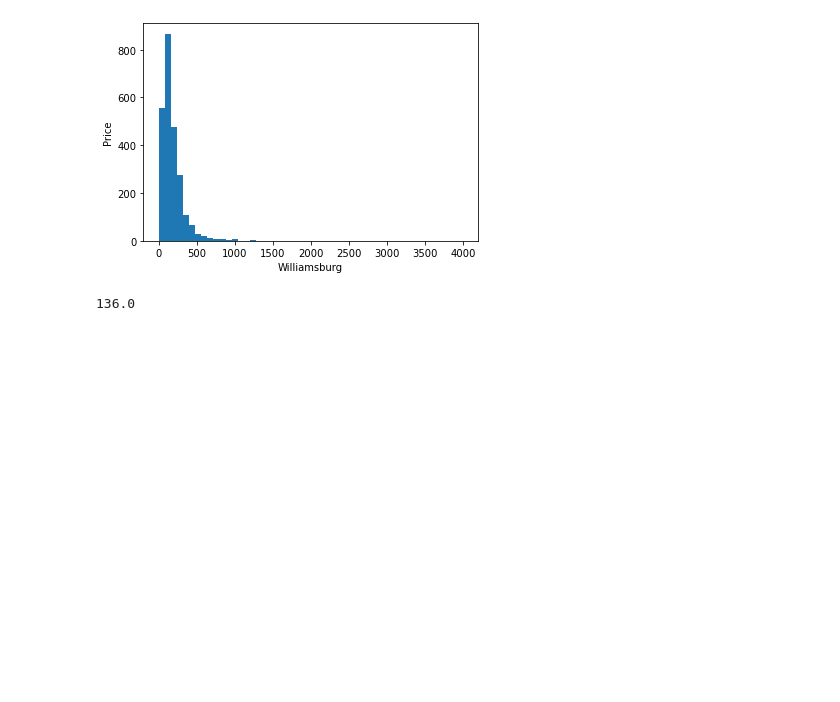
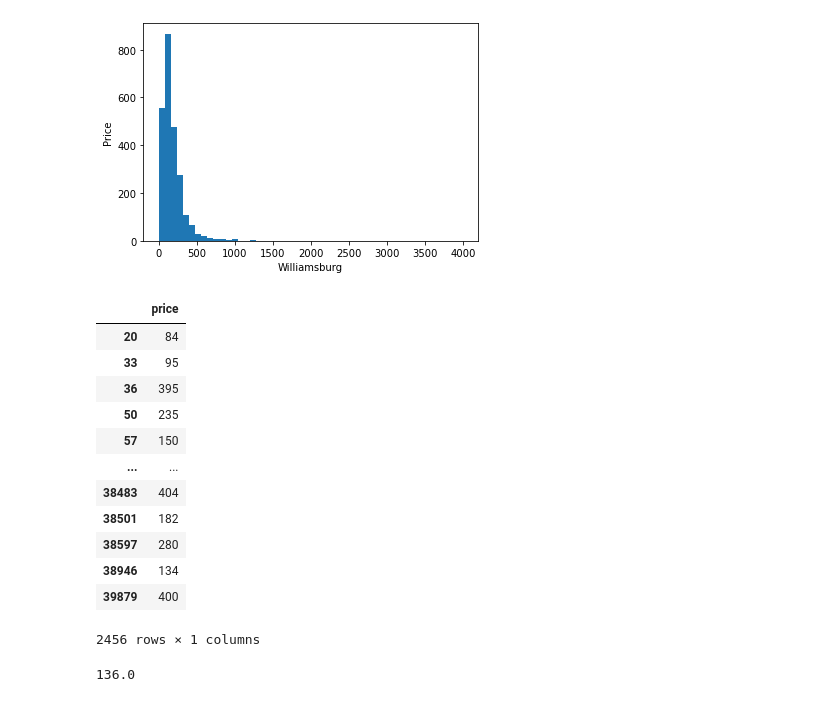
Before and after one commit to Naren1610/IST5520GrpProj, a Jupyter notebook: Milestone3_v1.ipynb, the cells around one changed output. Saved outputs shown, nothing was run; the diff lists cells and outputs as text; code cells hidden in the pictures; blank space fills up the shorter version.

```diff
--- a/Milestone3_v1.ipynb
+++ b/Milestone3_v1.ipynb
@@ -235,6 +267,22 @@ plt.xlabel('Williamsburg')
 plt.ylabel("Price");
 # %% [output]
 [figure]
+# %%
+df2_s2[['price']]
+# %% [output]
+|  | price |
+| 20 | 84 |
+| 33 | 95 |
+| 36 | 395 |
+| 50 | 235 |
+| 57 | 150 |
+| ... | ... |
+| 38483 | 404 |
+| 38501 | 182 |
+| 38597 | 280 |
+| 38946 | 134 |
+| 39879 | 400 |
+2456 rows × 1 columns
 # %%
 williamsburg = np.array(df2_s2['price'])
 
```
Also changed, not shown: parts of 8 cells of this notebook.
